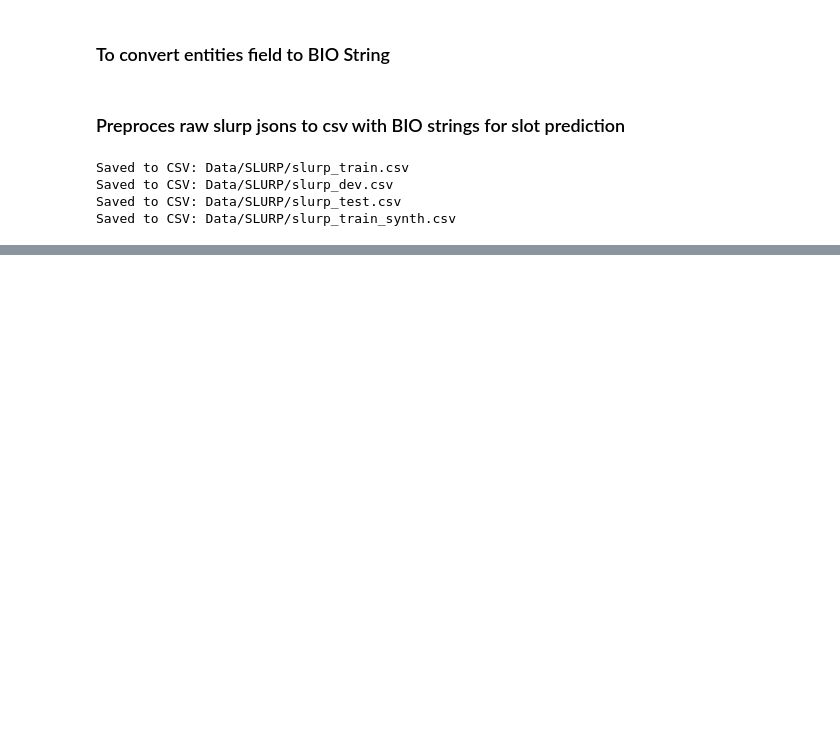
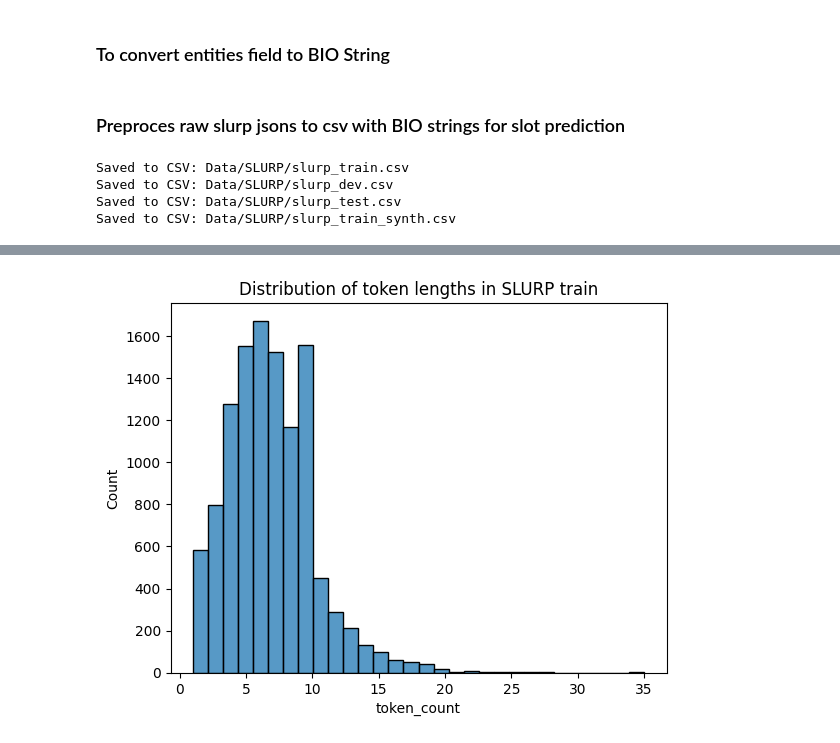
Before and after one commit to dhairya8luthra/Assignment_2_NLP, a Jupyter notebook: Assignment_2.ipynb, the cells around one changed output, grey strips where cells are left out. Saved outputs shown, nothing was run; the diff lists cells and outputs as text; code cells hidden in the pictures; blank space fills up the shorter version.

```diff
--- a/Assignment_2.ipynb
+++ b/Assignment_2.ipynb
@@ -164,0 +172,9 @@ Saved to CSV: Data/SLURP/slurp_train_synth.csv
+# %%
+
+
+df = pd.read_csv("Data/SLURP/slurp_train.csv")
+
+# Basic statistics
+print("Num utterances:", len(df))
+print("Num unique intents:", df["intent"].nunique())
+print("Intents counts:\n", df["intent"].value_counts().head(10))
@@ -164,0 +197,8 @@ Saved to CSV: Data/SLURP/slurp_train_synth.csv
+# %%
+# Sentence length distribution
+df["token_count"] = df["sentence"].str.split().map(len)
+sns.histplot(df["token_count"], bins=30)
+plt.title("Distribution of token lengths in SLURP train")
+plt.show()
+# %% [output]
+[figure, added]
```
Also changed, not shown: parts of 10 cells of this notebook.
